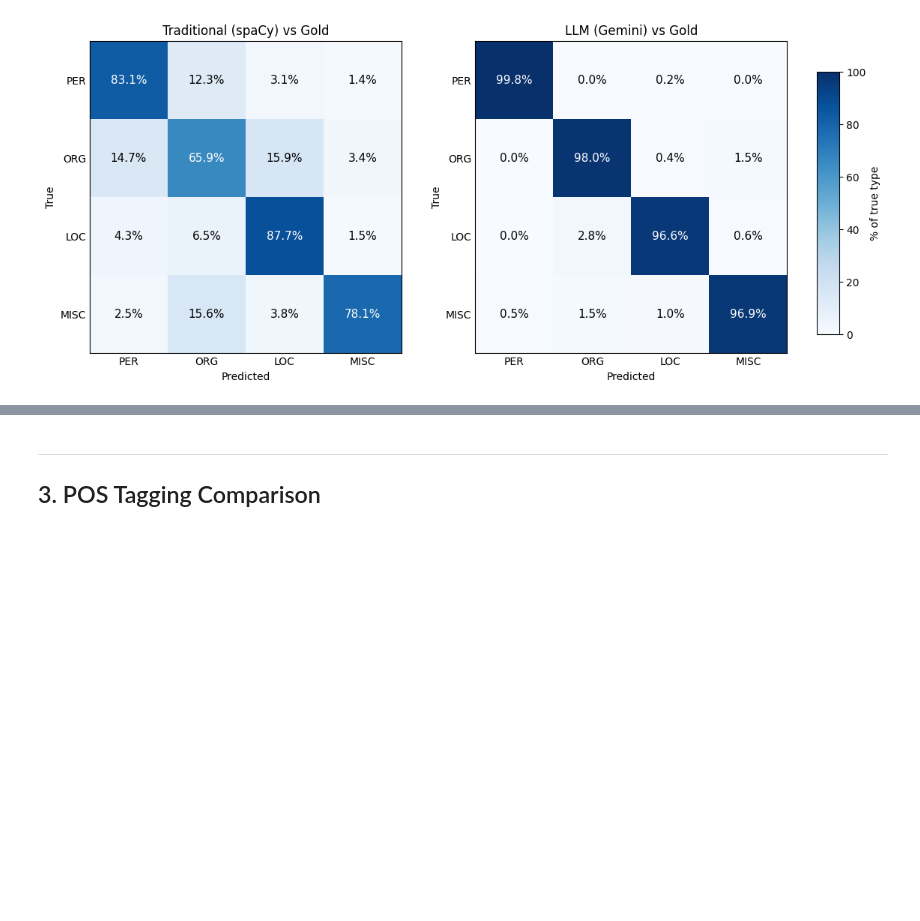
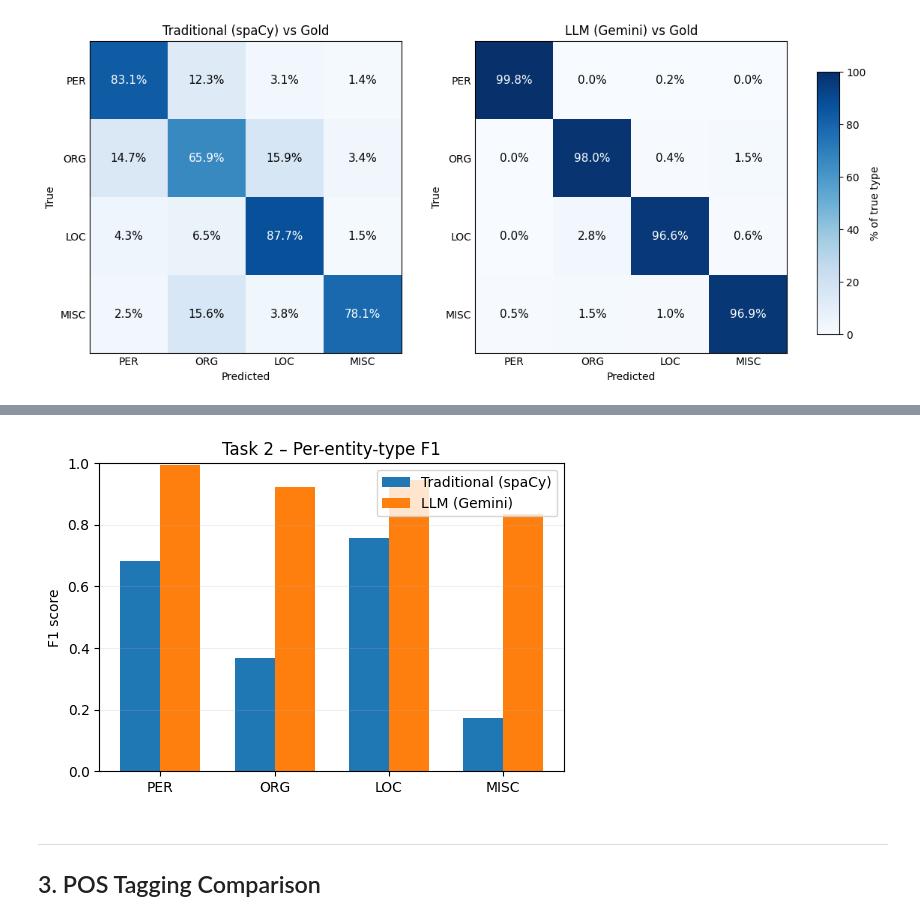
Before and after one commit to sabal-kc/Special-Problems, a Jupyter notebook: compare_results.ipynb, the cells around one changed output, grey strips where cells are left out. Saved outputs shown, nothing was run; the diff lists cells and outputs as text; code cells hidden in the pictures; blank space fills up the shorter version.

```diff
--- a/compare_results.ipynb
+++ b/compare_results.ipynb
@@ -579,3 +694,37 @@ except NameError:
+# %%
+# Task 2 – Per-entity-type F1 comparison (PER / ORG / LOC / MISC)
+import matplotlib.pyplot as plt
+import numpy as np
+
+if "gold_ents_list" in globals() and "trad_ents_list" in globals():
+    types_order = ["PER", "ORG", "LOC", "MISC"]
+
+    df_trad = prf1_by_type(trad_ents_list, gold_ents_list)
+    if "llm_ents_list" in globals() and llm_ents_list:
+        df_llm = prf1_by_type(llm_ents_list, gold_ents_list)
+    else:
+        df_llm = None
+
+    trad_f1 = [df_trad.loc[df_trad["type"] == t, "f1"].values[0] for t in types_order]
+    llm_f1 = [df_llm.loc[df_llm["type"] == t, "f1"].values[0] for t in types_order] if df_llm is not None else [0]*len(types_order)
+
+    x = np.arange(len(types_order))
+    width = 0.35
+
+    plt.figure(figsize=(6, 4))
+    plt.bar(x - width/2, trad_f1, width, label="Traditional (spaCy)")
+    plt.bar(x + width/2, llm_f1, width, label="LLM (Gemini)")
+    plt.xticks(x, types_order)
+    plt.ylabel("F1 score")
+    plt.ylim(0, 1.0)
+    plt.title("Task 2 – Per-entity-type F1")
+    plt.legend()
+    plt.grid(axis="y", alpha=0.2)
+    plt.show()
+else:
+    print("Run the main NER comparison cell first.")
+# %% [output]
+[figure, added]
 # %% [markdown]
 ---
 ## 3. POS Tagging Comparison
```
Also changed, not shown: parts of 9 cells of this notebook, 3 other files.
